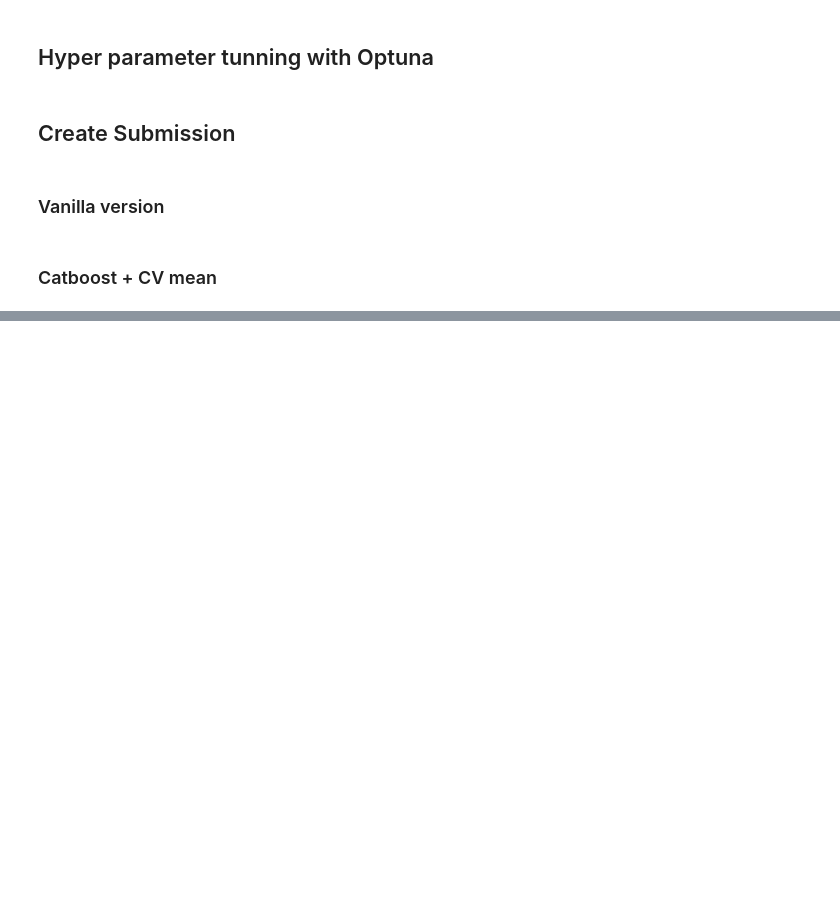
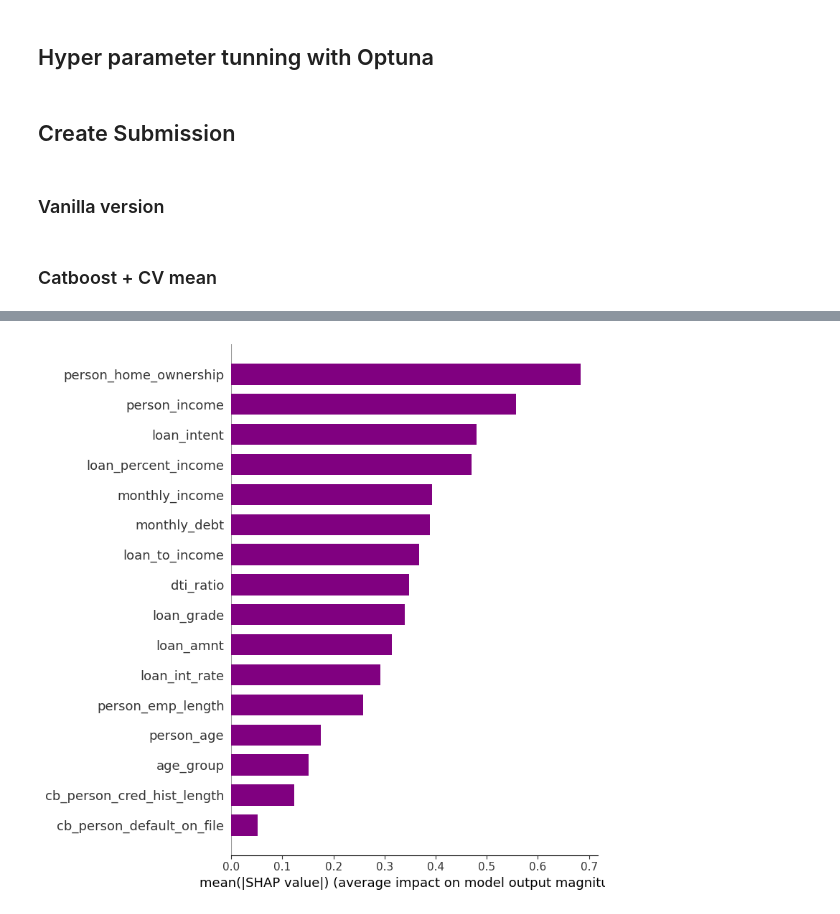
Before and after one commit to huang06/kaggle-loan-approval-prediction, a Jupyter notebook: solution.ipynb, the cells around one changed output, grey strips where cells are left out. Cells and saved outputs as stored; diff of their text form; code cells hidden in the pictures; blank space fills up the shorter version.

```diff
--- a/solution.ipynb
+++ b/solution.ipynb
@@ -29,6 +30,9 @@ def feature_engineering(df):
     df = df.copy()
     df["age_group"] = df["person_age"].clip(lower=0, upper=99).map(lambda x: x // 10 * 10)
     df["loan_to_income"] = df["loan_amnt"] / df["person_income"]
+    df["monthly_income"] = df["person_income"] / 12
+    df["monthly_debt"] = df["loan_amnt"] * (1 + df["loan_int_rate"]) / 12
+    df["dti_ratio"] = df["monthly_debt"] / df["monthly_income"]
     return df
 
 
@@ -122,29 +131,29 @@ num_features = [
 cv_pred_dict = {}
 cv = StratifiedKFold(5, shuffle=True, random_state=9999)
 params = {
-    'objective': 'Logloss',
-    'colsample_bylevel': 0.0993013825516781,
-    'depth': 5,
-    'learning_rate': 0.29432288832602616,
-    'l2_leaf_reg': 0.8531657930570534,
+    "objective": "Logloss",
+    "colsample_bylevel": 0.0993013825516781,
+    "depth": 5,
+    "learning_rate": 0.29432288832602616,
+    "l2_leaf_reg": 0.8531657930570534,
     "eval_metric": "AUC",
     "random_state": 9999,
     "iterations": 1000,
     "cat_features": cat_features,
 }
 for cv_idx, (train_idx, val_idx) in zip(range(5), cv.split(train_df, y=train_df["loan_status"])):
-    train_x = train_df.iloc[train_idx][cat_features + num_features]
+    train_x = train_df.iloc[train_idx][features]
     train_y = train_df.iloc[train_idx]["loan_status"]
-    valid_x = train_df.iloc[val_idx][cat_features + num_features]
+    valid_x = train_df.iloc[val_idx][features]
     valid_y = train_df.iloc[val_idx]["loan_status"]
     cb_clf = catboost.CatBoostClassifier(**params)
     cb_clf.fit(train_x, train_y, eval_set=[(valid_x, valid_y)], verbose=0, early_stopping_rounds=200)
 
-    valid_y_pred = cb_clf.predict_proba(valid_x[cat_features + num_features])[:, 1]
+    valid_y_pred = cb_clf.predict_proba(valid_x[features])[:, 1]
     cv_score = roc_auc_score(valid_y, valid_y_pred)
     log.info("cv_score: %s", cv_score)
 
-    test_y_pred = cb_clf.predict_proba(test_df[cat_features + num_features])[:, 1]
+    test_y_pred = cb_clf.predict_proba(test_df[features])[:, 1]
     cv_key = f"cv{cv_idx}"
     if cv_key not in cv_pred_dict:
         cv_pred_dict[cv_key] = test_y_pred
@@ -161,0 +171,14 @@ pd.DataFrame({"id": test_id_list, "loan_status": test_y_pred}).to_csv(
+# %%
+explainer = shap.TreeExplainer(cb_clf)
+shap_values = explainer.shap_values(X=train_df[features], y=train_df["loan_status"])
+# %%
+shap.summary_plot(
+    shap_values,
+    train_df[features],
+    plot_type="bar",
+    class_names=sorted(set(train_df["loan_status"])),
+    color="purple",
+    show=False,
+)
+# %% [output]
+[figure, added]
```
Also changed, not shown: parts of 6 cells of this notebook, 1 other file.
